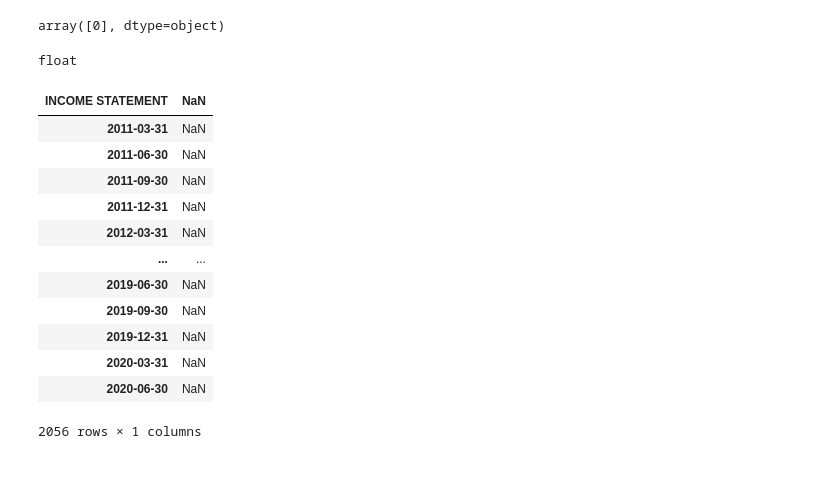
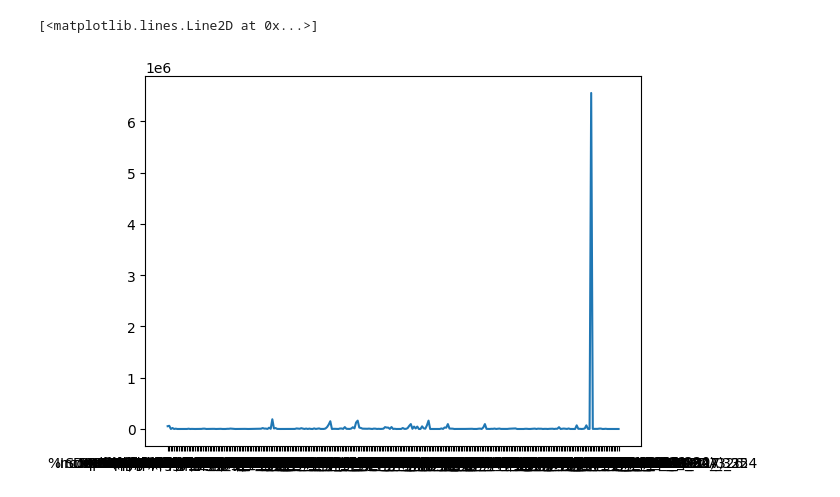
Before and after one commit to igorlaryush/CMF-reporting-forecasting, a Jupyter notebook: EDA.ipynb, the cells around one changed output. Drawn from its saved outputs; the diff is of its cells as text; code cells hidden in the pictures; blank space fills up the shorter version.

Commit message:
add plots

```diff
--- a/EDA.ipynb
+++ b/EDA.ipynb
@@ -113,24 +55,5 @@ Index([                             'Revenue',
-# %%
-df['Research & Development'].unique()
-# %% [output]
-array([0], dtype=object)
-# %%
-df.columns[204]
-# %% [output]
-float
-# %%
-df.iloc[:, 204:205]
-# %% [output]
-| INCOME STATEMENT | NaN |
-| 2011-03-31 | NaN |
-| 2011-06-30 | NaN |
-| 2011-09-30 | NaN |
-| 2011-12-31 | NaN |
-| 2012-03-31 | NaN |
-| ... | ... |
-| 2019-06-30 | NaN |
-| 2019-09-30 | NaN |
-| 2019-12-31 | NaN |
-| 2020-03-31 | NaN |
-| 2020-06-30 | NaN |
-2056 rows × 1 columns
+# %%
+plt.plot(df.drop(['Company_name_329'], axis=1).max())
+# %% [output]
+[<matplotlib.lines.Line2D at 0x...>]
+[figure, added]
```
Also changed, not shown: parts of 17 cells of this notebook.
